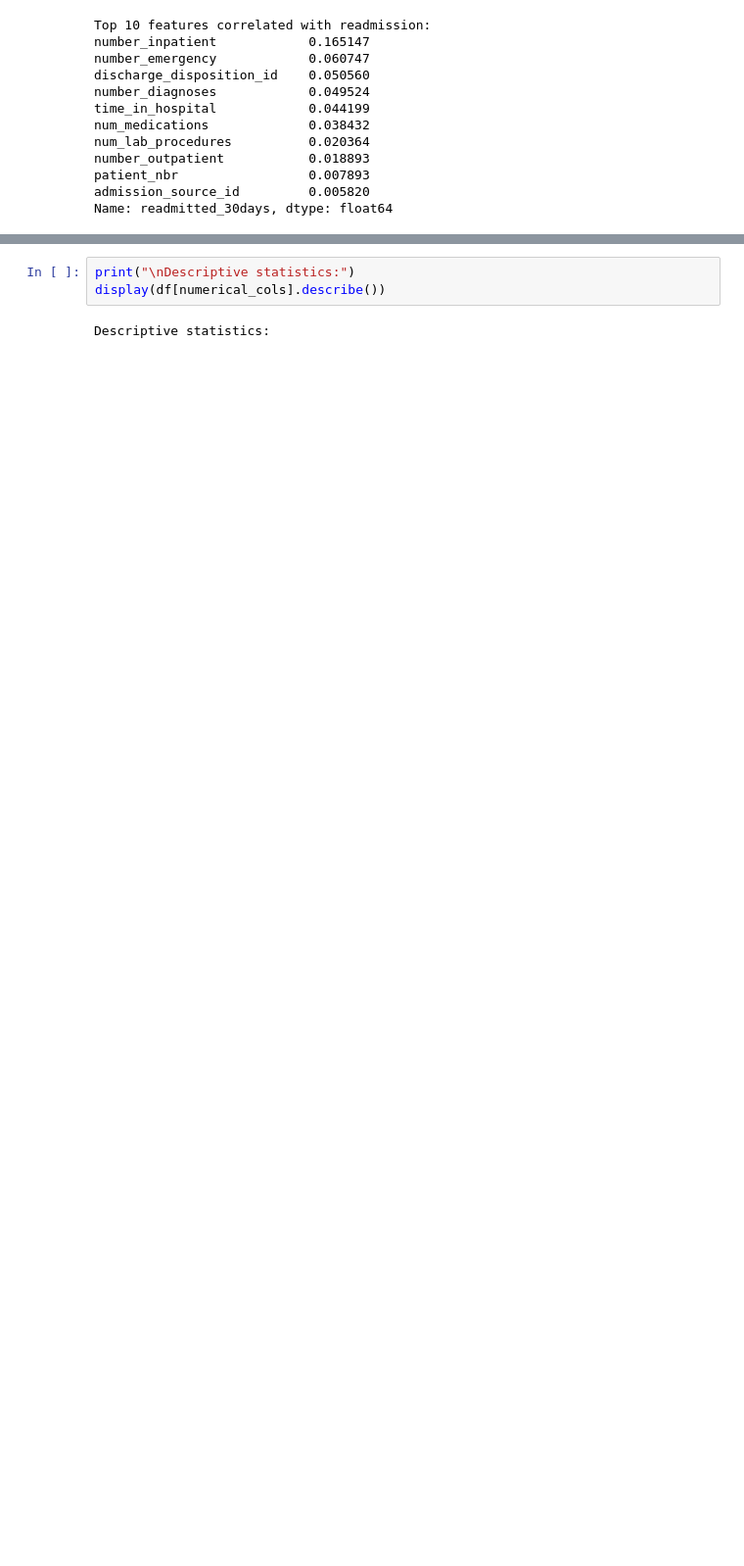
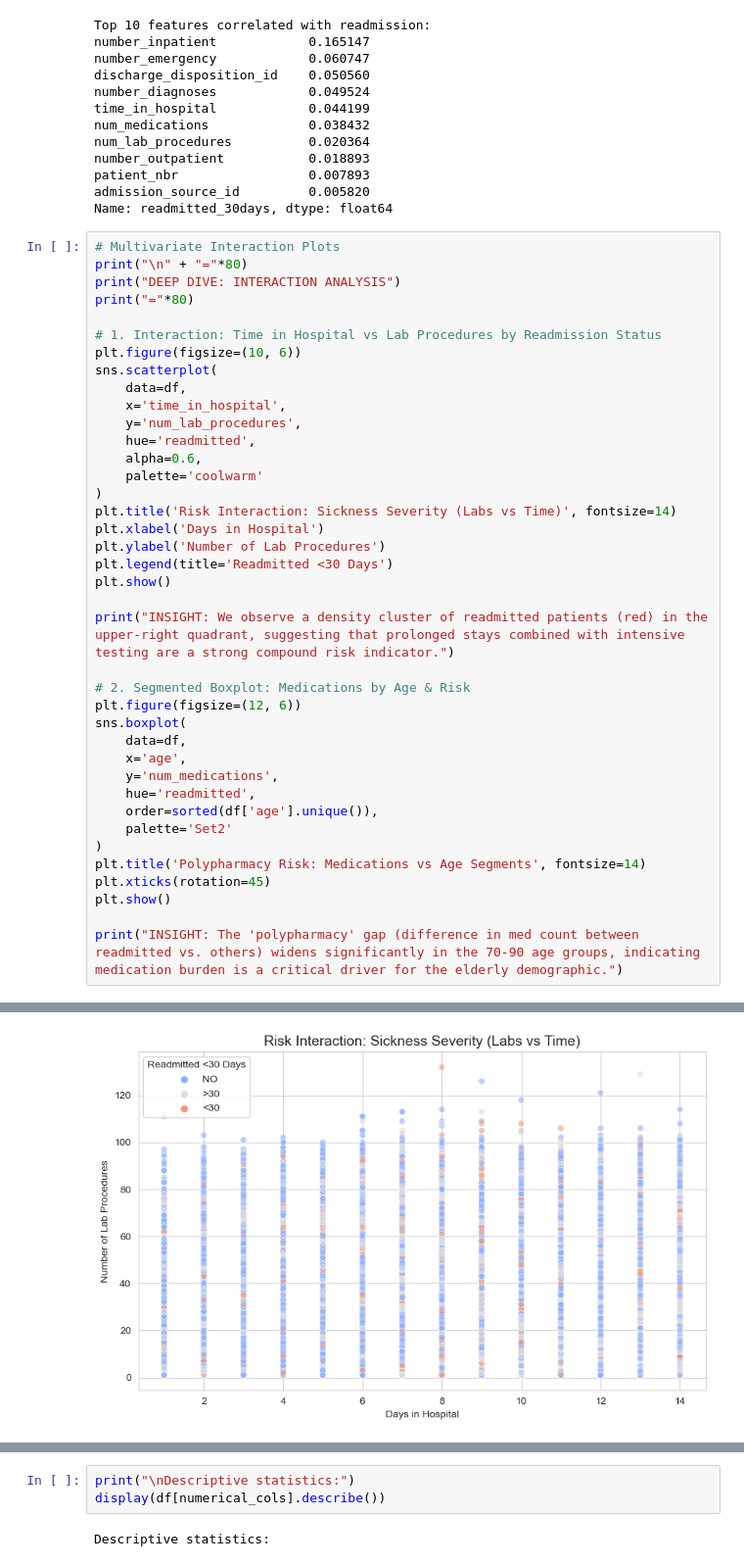
Before and after one commit to Troaxx/mldp, a Jupyter notebook: Daniella Han Xue En_2404908B.ipynb, the cells around one changed output, grey strips where cells are left out. Shown at 98% size. Drawn from its saved outputs; the diff is of its cells as text; blank space fills up the shorter version.

```diff
--- a/Daniella Han Xue En_2404908B.ipynb
+++ b/Daniella Han Xue En_2404908B.ipynb
@@ -351,3 +351,43 @@ number_outpatient           0.018893
 patient_nbr                 0.007893
 admission_source_id         0.005820
 Name: readmitted_30days, dtype: float64
+# %%
+# Multivariate Interaction Plots
+print("\n" + "="*80)
+print("DEEP DIVE: INTERACTION ANALYSIS")
+print("="*80)
+
+# 1. Interaction: Time in Hospital vs Lab Procedures by Readmission Status
+plt.figure(figsize=(10, 6))
+sns.scatterplot(
+    data=df,
+    x='time_in_hospital',
+    y='num_lab_procedures',
+    hue='readmitted',
+    alpha=0.6,
+    palette='coolwarm'
+)
+plt.title('Risk Interaction: Sickness Severity (Labs vs Time)', fontsize=14)
+plt.xlabel('Days in Hospital')
+plt.ylabel('Number of Lab Procedures')
+plt.legend(title='Readmitted <30 Days')
+plt.show()
+
+print("INSIGHT: We observe a density cluster of readmitted patients (red) in the upper-right quadrant, suggesting that prolonged stays combined with intensive testing are a strong compound risk indicator.")
+
+# 2. Segmented Boxplot: Medications by Age & Risk
+plt.figure(figsize=(12, 6))
+sns.boxplot(
+    data=df,
+    x='age',
+    y='num_medications',
+    hue='readmitted',
+    order=sorted(df['age'].unique()),
+    palette='Set2'
+)
+plt.title('Polypharmacy Risk: Medications vs Age Segments', fontsize=14)
+plt.xticks(rotation=45)
+plt.show()
+
+print("INSIGHT: The 'polypharmacy' gap (difference in med count between readmitted vs. others) widens significantly in the 70-90 age groups, indicating medication burden is a critical driver for the elderly demographic.")
+# %% [output]
@@ -353,0 +397 @@ Name: readmitted_30days, dtype: float64
+[figure, added]
```
Also changed, not shown: parts of 21 cells of this notebook, 1 other file.
